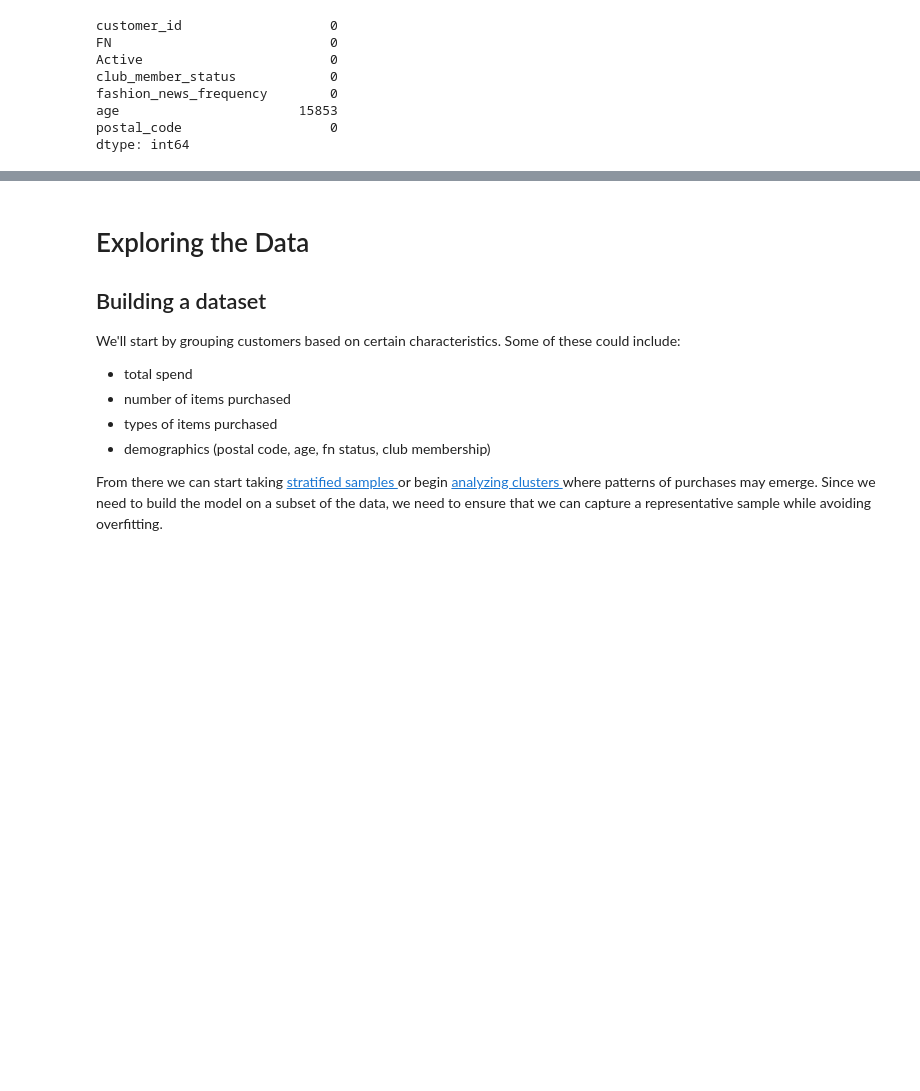
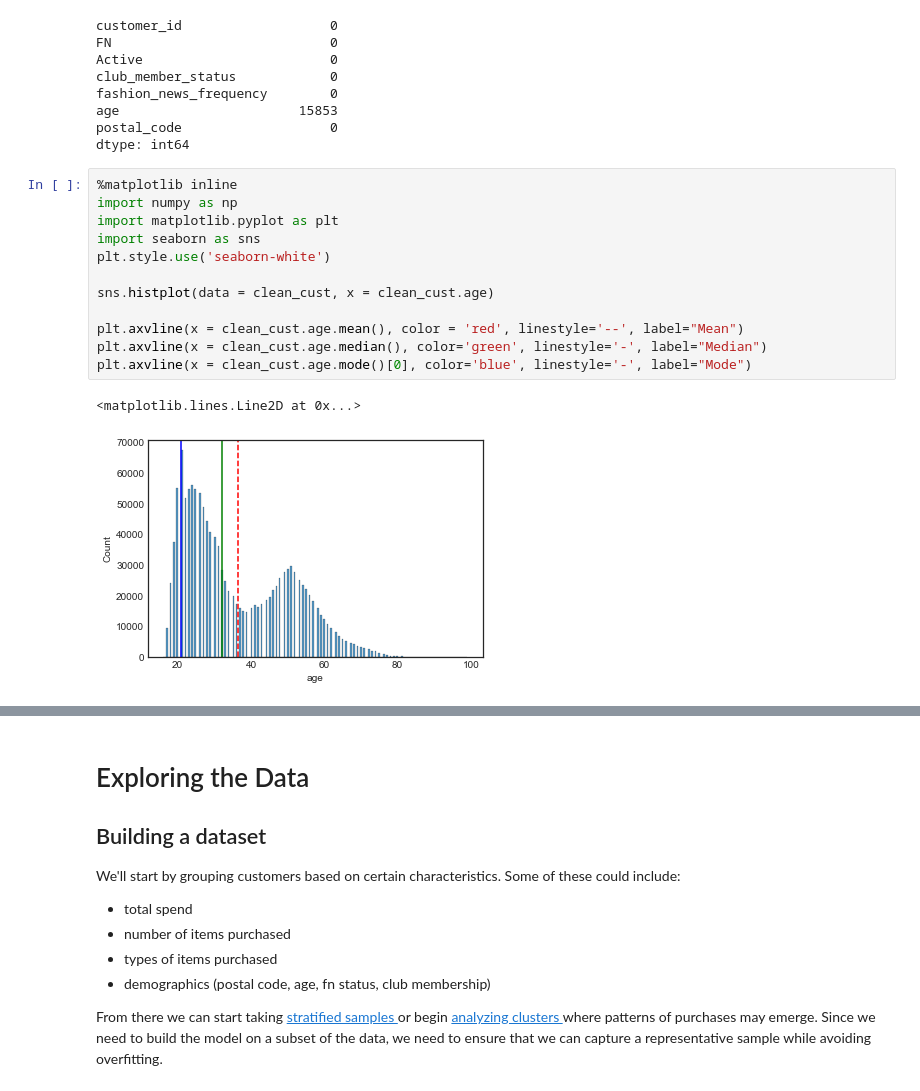
Before and after one commit to alegna12499/HM_Competition, a Jupyter notebook: hm_competition_notebook.ipynb, the cells around one changed output, grey strips where cells are left out. Saved outputs shown, nothing was run; the diff lists cells and outputs as text; blank space fills up the shorter version.

Commit message:
added age histogram

```diff
--- a/hm_competition_notebook.ipynb
+++ b/hm_competition_notebook.ipynb
@@ -113,3 +116,18 @@ fashion_news_frequency        0
 age                       15853
 postal_code                   0
 dtype: int64
+# %%
+%matplotlib inline
+import numpy as np
+import matplotlib.pyplot as plt
+import seaborn as sns
+plt.style.use('seaborn-white')
+
+sns.histplot(data = clean_cust, x = clean_cust.age)
+
+plt.axvline(x = clean_cust.age.mean(), color = 'red', linestyle='--', label="Mean")
+plt.axvline(x = clean_cust.age.median(), color='green', linestyle='-', label="Median")
+plt.axvline(x = clean_cust.age.mode()[0], color='blue', linestyle='-', label="Mode")
+# %% [output]
+<matplotlib.lines.Line2D at 0x...>
+[figure, added]
```
Also changed, not shown: parts of 13 cells of this notebook.
